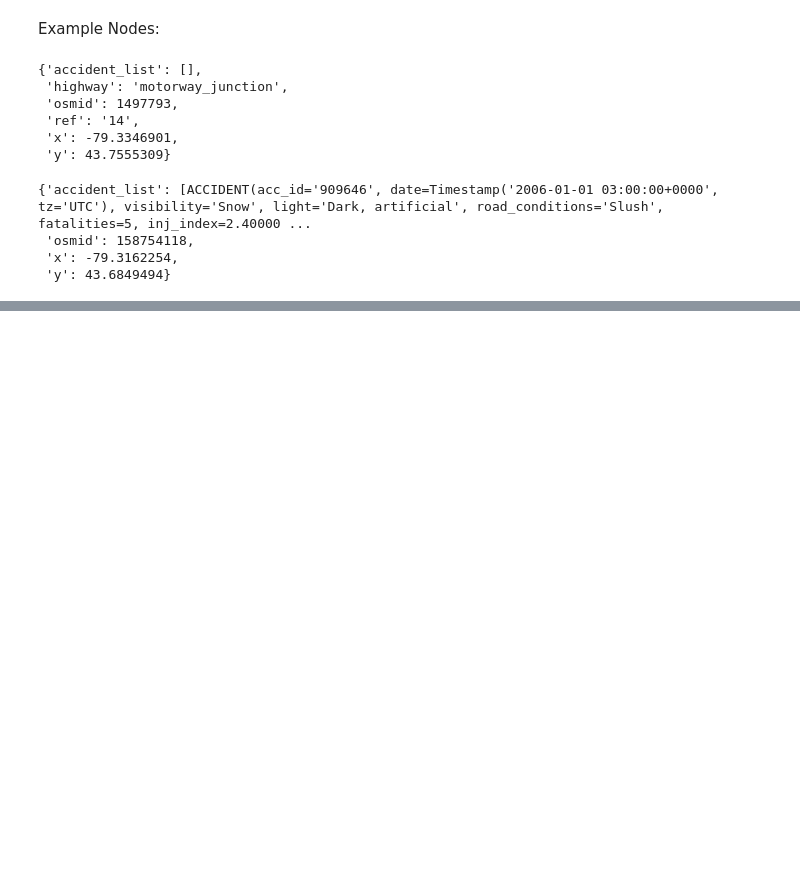
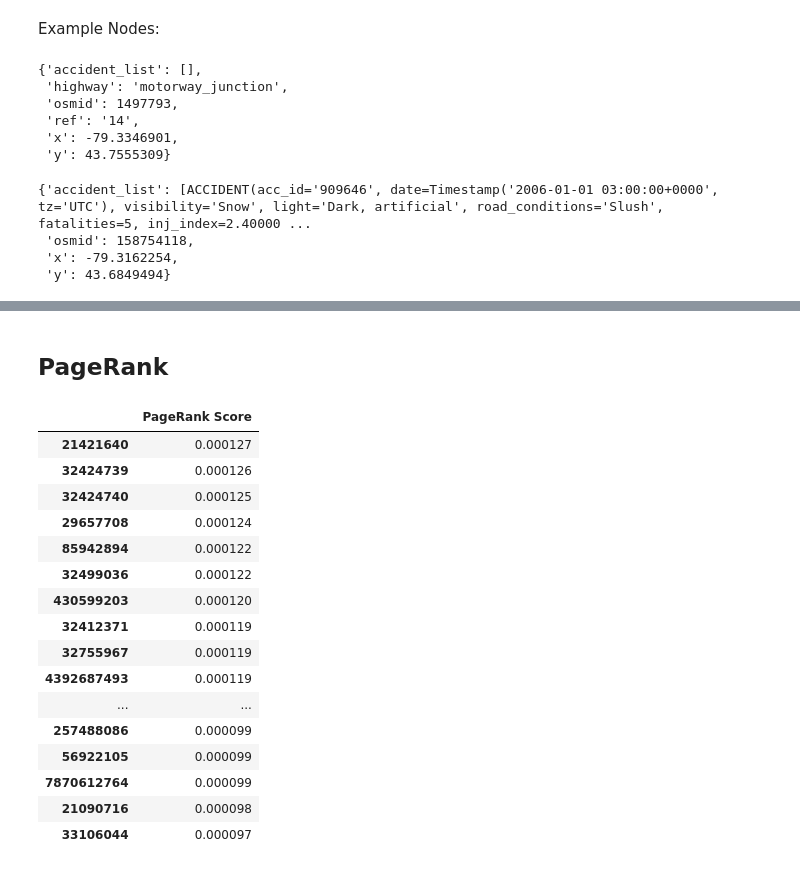
Before and after one commit to Inder-Dhillon/Toronto-Accidents-As-A-Network, a Jupyter notebook: Project_Notebook.ipynb, the cells around one changed output, grey strips where cells are left out. Drawn from its saved outputs; the diff is of its cells as text; code cells hidden in the pictures; blank space fills up the shorter version.

Commit message:
PageRank Added

```diff
--- a/Project_Notebook.ipynb
+++ b/Project_Notebook.ipynb
@@ -248,0 +277,5 @@ G.nodes[158754118]
+# %%
+weights = getEdgeWeights()
+nx.set_edge_attributes(G, 0, 'w')
+nx.set_edge_attributes(G, weights, 'w')
+nx.get_edge_attributes(G, 'w')
@@ -248,0 +315,27 @@ G.nodes[158754118]
+# %% [markdown]
+## PageRank
+# %%
+def pagerank_top_50(G):
+  pr = nx.pagerank_scipy(G, weight='w')
+  pr = pd.DataFrame.from_dict(pr, orient='index').sort_values(by=0, ascending=False).rename(columns={0:"PageRank Score"})
+  return pr.iloc[:50]
+# %%
+pagerank_top_50(G)
+# %% [output]
+|  | PageRank Score |
+| 21421640 | 0.000127 |
+| 32424739 | 0.000126 |
+| 32424740 | 0.000125 |
+| 29657708 | 0.000124 |
+| 85942894 | 0.000122 |
+| 32499036 | 0.000122 |
+| 430599203 | 0.000120 |
+| 32412371 | 0.000119 |
+| 32755967 | 0.000119 |
+| 4392687493 | 0.000119 |
+| ... | ... |
+| 257488086 | 0.000099 |
+| 56922105 | 0.000099 |
+| 7870612764 | 0.000099 |
+| 21090716 | 0.000098 |
+| 33106044 | 0.000097 |
```
Also changed, not shown: parts of 12 cells of this notebook.
